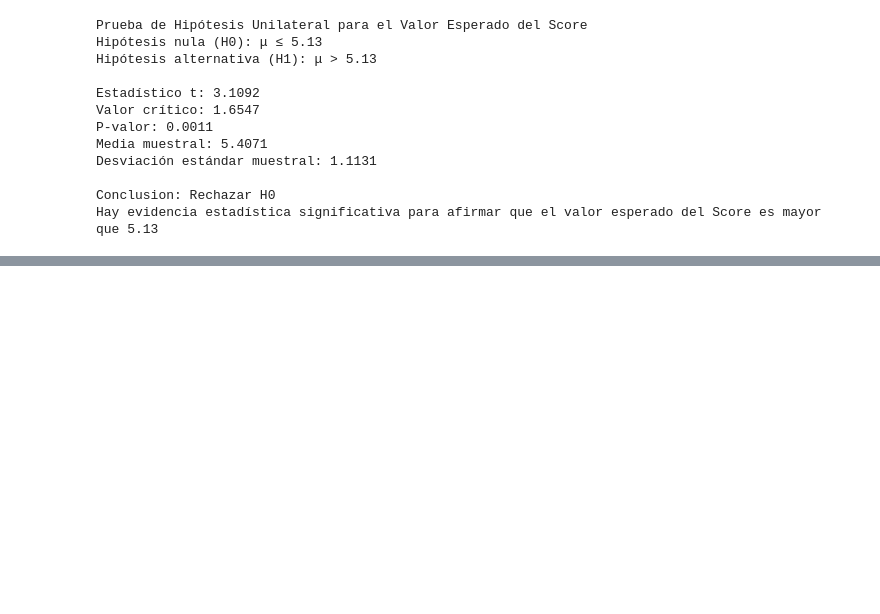
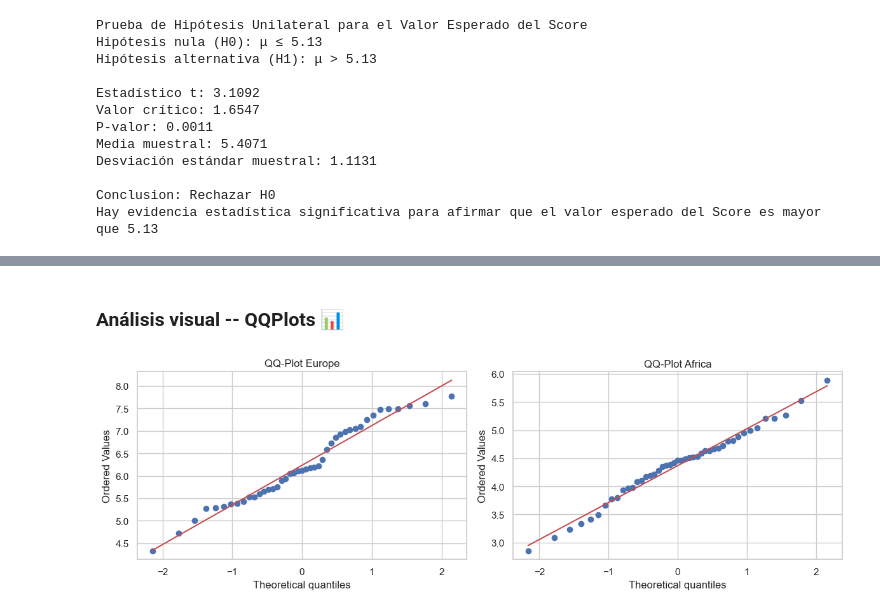
Before and after one commit to Javi111003/Happinness-World-Ranking-Stats, a Jupyter notebook: main.ipynb, the cells around one changed output, grey strips where cells are left out. Cells and saved outputs as stored; diff of their text form; code cells hidden in the pictures; blank space fills up the shorter version.

```diff
--- a/main.ipynb
+++ b/main.ipynb
@@ -562,0 +640,17 @@ Hay evidencia estadística significativa para afirmar que el valor esperado del
+# %% [markdown]
+### Análisis visual -- QQPlots 📊
+# %%
+plt.figure(figsize=(12, 4))
+
+plt.subplot(121)
+st.probplot(europe_scores, dist="norm", plot=plt)
+plt.title("QQ-Plot Europe")
+
+plt.subplot(122)
+st.probplot(africa_scores, dist="norm", plot=plt)
+plt.title("QQ-Plot Africa")
+
+plt.tight_layout()
+plt.show()
+# %% [output]
+[figure, added]
```
Also changed, not shown: parts of 27 cells of this notebook.
